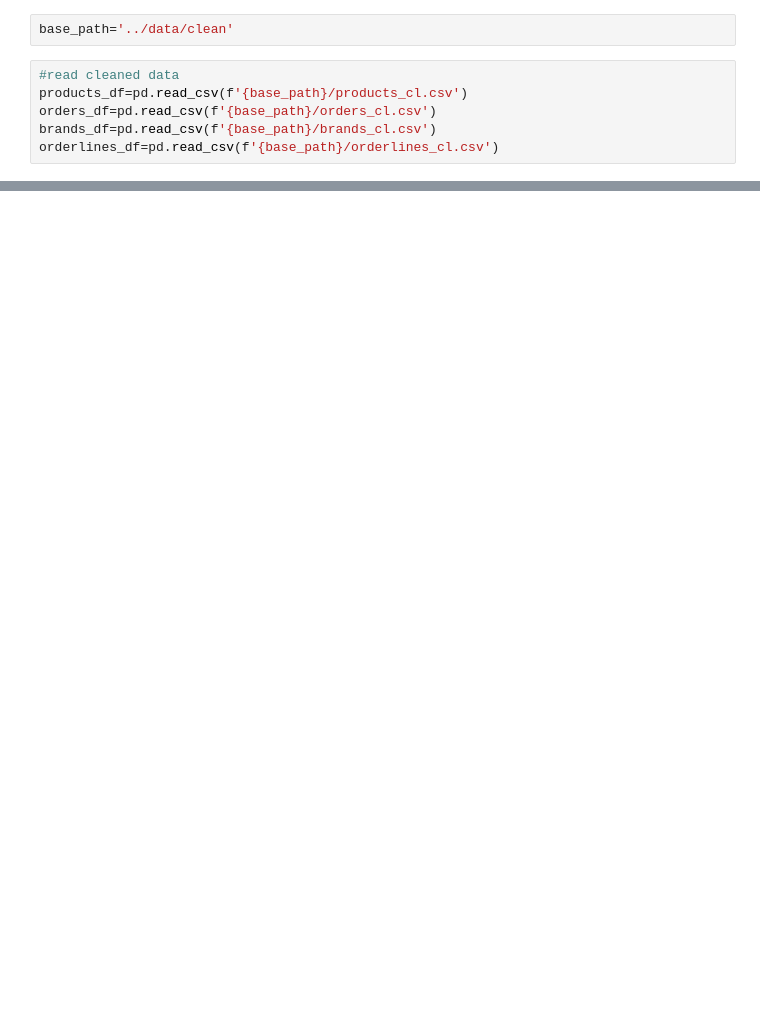
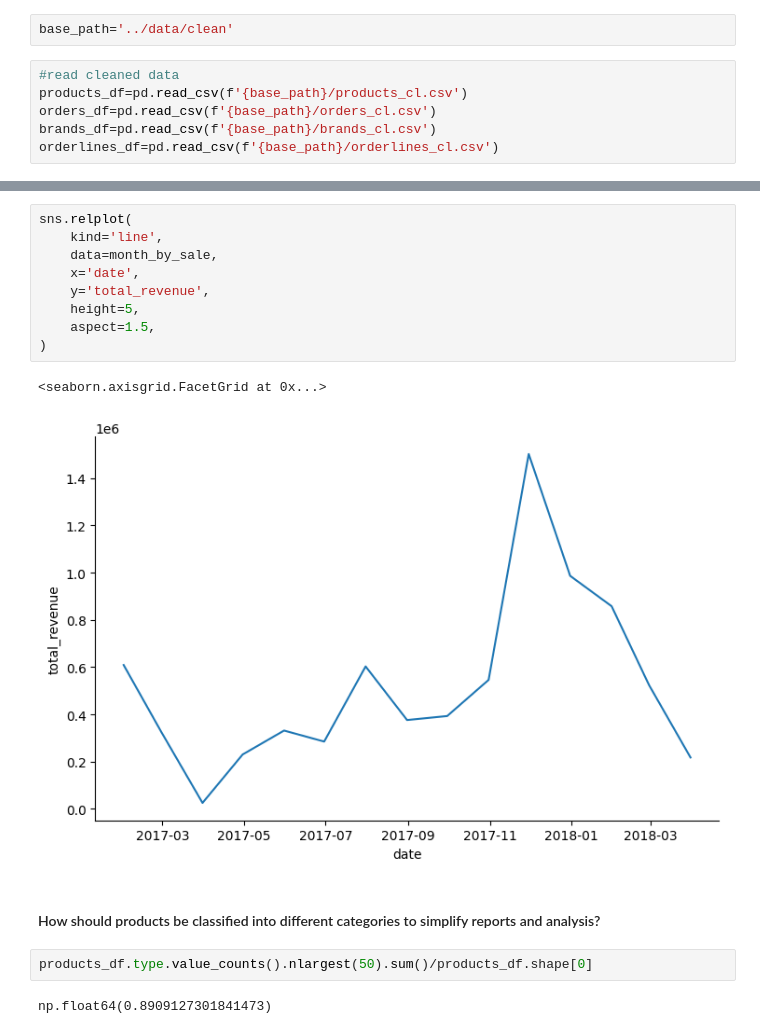
Before and after one commit to yazdan0101/ENIAC-discounts-strategy, a Jupyter notebook: notebooks/analysis.ipynb, the cells around one changed output, grey strips where cells are left out. Drawn from its saved outputs; the diff is of its cells as text; blank space fills up the shorter version.

Commit message:
start analysis and answer buisness question

```diff
--- a/notebooks/analysis.ipynb
+++ b/notebooks/analysis.ipynb
@@ -26,0 +240,18 @@ orders_df.loc[~orders_df['order_id'].isin(orderlines_df['id_order'])]
+# %%
+sns.relplot(
+    kind='line',
+    data=month_by_sale,
+    x='date',
+    y='total_revenue',
+    height=5,
+    aspect=1.5,
+)
+# %% [output]
+<seaborn.axisgrid.FacetGrid at 0x...>
+[figure, added]
+# %% [markdown]
+#### How should products be classified into different categories to simplify reports and analysis?
+# %%
+products_df.type.value_counts().nlargest(50).sum()/products_df.shape[0]
+# %% [output]
+np.float64(0.8909127301841473)
```
Also changed, not shown: parts of 46 cells of this notebook, 5 other files.
